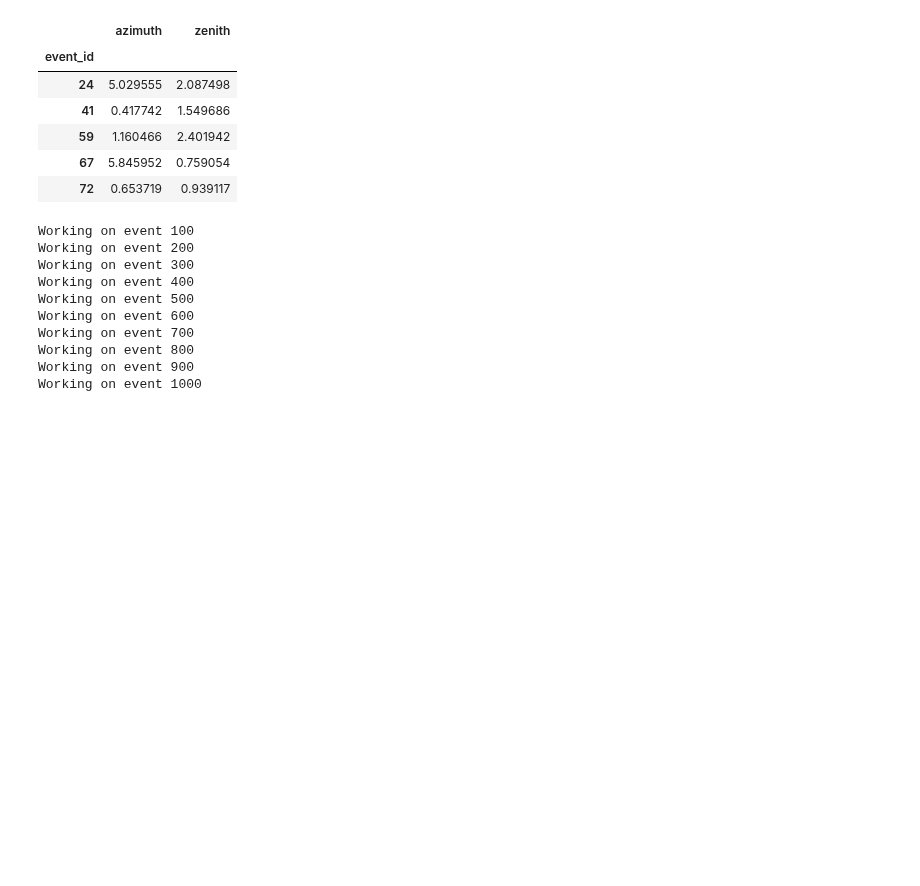
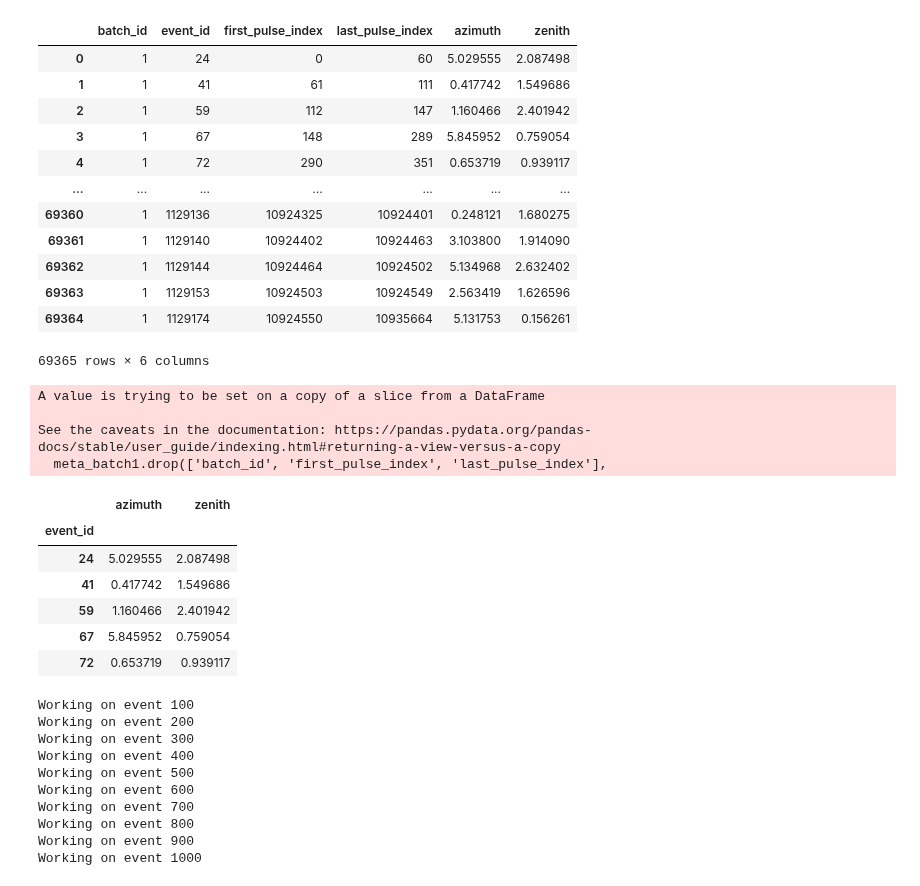
Before and after one commit to kdv97/ice-cube, a Jupyter notebook: Exploratory Data Analysis/linear_regression_2.ipynb, the cells around one changed output. Drawn from its saved outputs; the diff is of its cells as text; code cells hidden in the pictures; blank space fills up the shorter version.

Commit message:
linear regression and smaller meta for batch1

```diff
--- a/Exploratory Data Analysis/linear_regression_2.ipynb
+++ b/Exploratory Data Analysis/linear_regression_2.ipynb
@@ -68,3 +72,21 @@ event_ids = list(set(batch1.index))
+# %%
+meta = pd.read_parquet('../batches_train/meta_1_0.parquet')
+# %%
+meta
+# %% [output]
+|  | batch_id | event_id | first_pulse_index | last_pulse_index | azimuth | zenith |
+| 0 | 1 | 24 | 0 | 60 | 5.029555 | 2.087498 |
+| 1 | 1 | 41 | 61 | 111 | 0.417742 | 1.549686 |
+| 2 | 1 | 59 | 112 | 147 | 1.160466 | 2.401942 |
+| 3 | 1 | 67 | 148 | 289 | 5.845952 | 0.759054 |
+| 4 | 1 | 72 | 290 | 351 | 0.653719 | 0.939117 |
+| ... | ... | ... | ... | ... | ... | ... |
+| 69360 | 1 | 1129136 | 10924325 | 10924401 | 0.248121 | 1.680275 |
+| 69361 | 1 | 1129140 | 10924402 | 10924463 | 3.103800 | 1.914090 |
+| 69362 | 1 | 1129144 | 10924464 | 10924502 | 5.134968 | 2.632402 |
+| 69363 | 1 | 1129153 | 10924503 | 10924549 | 2.563419 | 1.626596 |
+| 69364 | 1 | 1129174 | 10924550 | 10935664 | 5.131753 | 0.156261 |
+69365 rows × 6 columns
 # %%
 # Part of meta that we need
 meta_batch1 = meta[meta.event_id.isin(event_ids)]
@@ -73,6 +95,11 @@ meta_batch1.set_index('event_id',
 meta_batch1.drop(['batch_id', 'first_pulse_index', 'last_pulse_index'],
                  axis=1,
                  inplace=True)
+# %% [output]
+A value is trying to be set on a copy of a slice from a DataFrame
+
+See the caveats in the documentation: https://pandas.pydata.org/pandas-docs/stable/user_guide/indexing.html#returning-a-view-versus-a-copy
+  meta_batch1.drop(['batch_id', 'first_pulse_index', 'last_pulse_index'],
 # %%
 meta_batch1.head()
 # %% [output]
```
Also changed, not shown: parts of 12 cells of this notebook, 1 other file.
